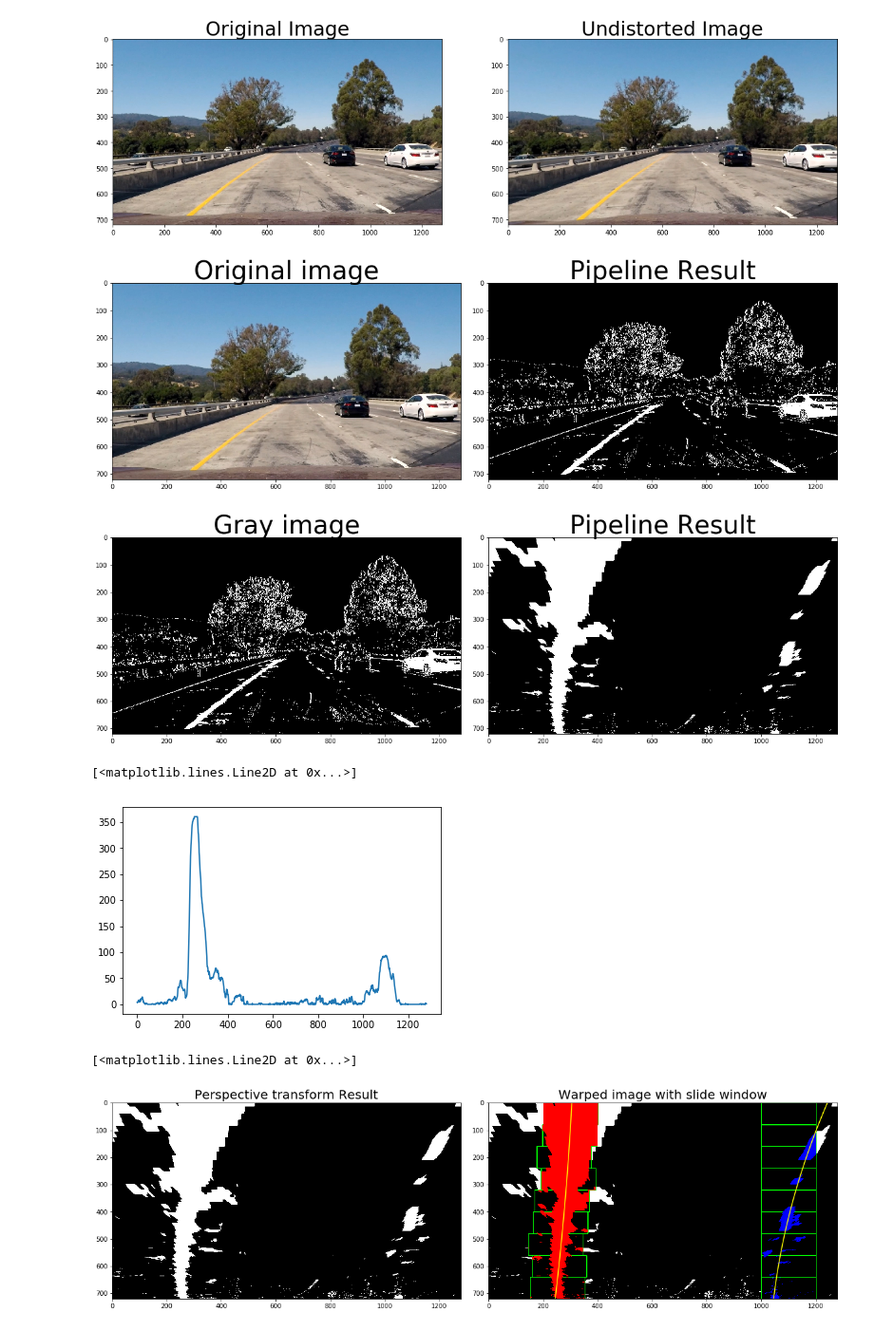
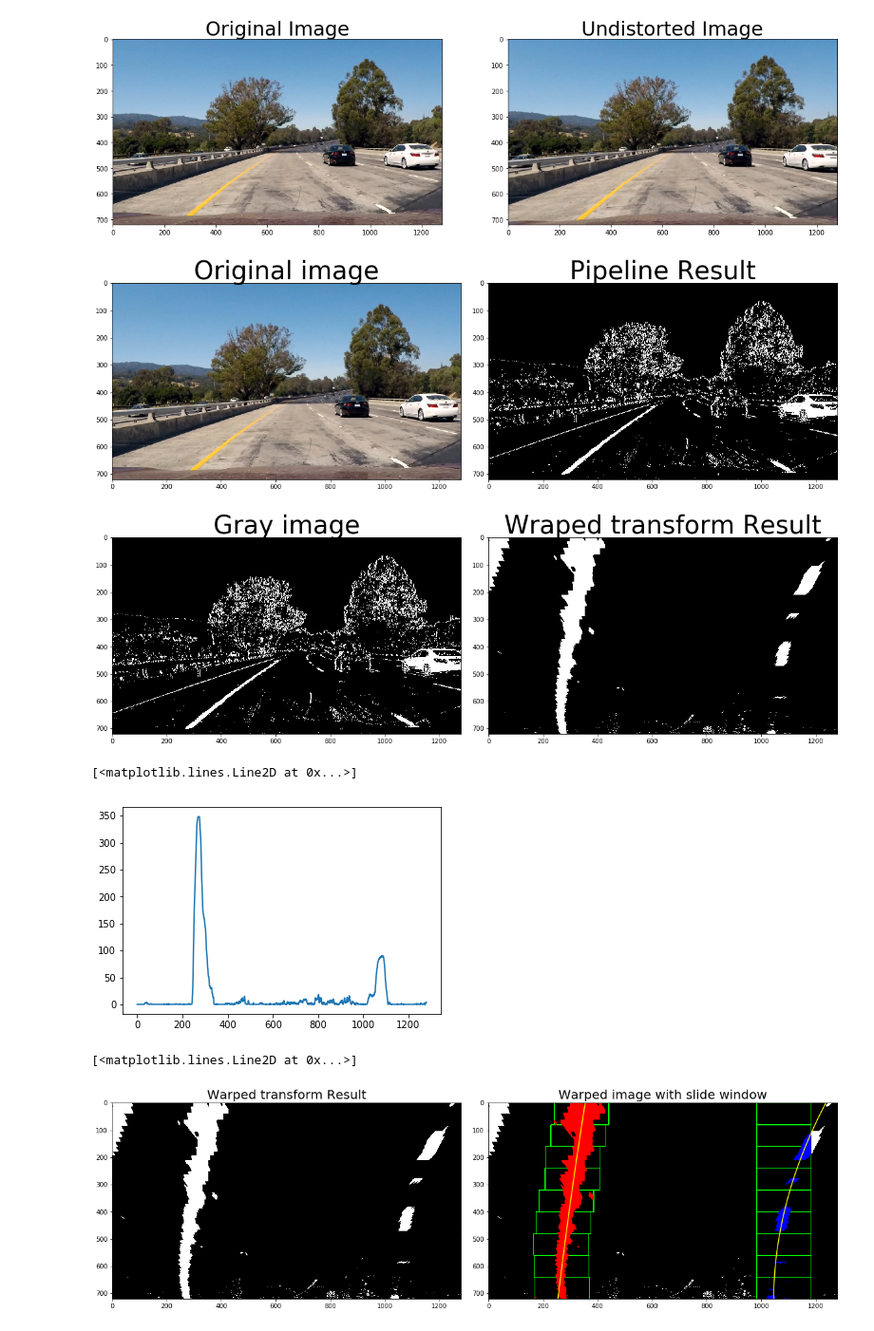
Before and after one commit to dimonge/CarND-Advanced-Lane-Lines, a Jupyter notebook: Advance Lane line project.ipynb, the cells around one changed output. Shown at 95% size. Cells and saved outputs as stored; diff of their text form; code cells hidden in the pictures.

```diff
--- a/Advance Lane line project.ipynb
+++ b/Advance Lane line project.ipynb
@@ -159,7 +159,7 @@ def corners_unwrap(img, nx, ny, mtx, dist):
 # %%
 ## Color and gradient threshold
 
-def pipeline(img, r_thresh=(210, 255), s_thresh=(120, 255), sx_thresh=(20, 100)):
+def color_threshold(img, r_thresh=(220, 255), s_thresh=(120, 255), sx_thresh=(20, 100)):
 
     img = np.copy(img)
 
@@ -191,7 +191,7 @@ def pipeline(img, r_thresh=(210, 255), s_thresh=(120, 255), sx_thresh=(20, 100))
     combine_binary[(r_binary == 1) | (sxbinary == 1)] = 1
     return combine_binary
 
-result = pipeline(undistorted_image)
+result = color_threshold(undistorted_image)
 
 # Plot the result
 
@@ -205,13 +205,13 @@ ax2.imshow(result, cmap='gray')
 ax2.set_title('Pipeline Result', fontsize=40)
 plt.subplots_adjust(left=0., right=1, top=0.9, bottom=0.)
 # %% [output]
-[figure, old version]
+[figure, new version]
 # %%
 ## Apply perspective transform
 def perspective_transform(image):
     image_shape = (image.shape[1], image.shape[0])
 
-    offset = 340
+    offset = 350
 
     src = np.float32([[[610, 450]],
                       [[680, 450]],
@@ -237,10 +237,10 @@ ax1.imshow(result, cmap='gray')
 ax1.set_title('Gray image', fontsize=40)
 
 ax2.imshow(warped, cmap='gray')
-ax2.set_title('Perspective transform Result', fontsize=40)
+ax2.set_title('Wraped transform Result', fontsize=40)
 plt.subplots_adjust(left=0., right=1, top=0.9, bottom=0.)
 # %% [output]
-[figure, old version]
+[figure, new version]
 # %%
 ## Detect Lane lines from the perspective transform result
 # Find the peaks of the lines in an histogram
@@ -248,7 +248,7 @@ histogram = np.sum(warped[warped.shape[0]//2:, :], axis=0)
 plt.plot(histogram)
 # %% [output]
 [<matplotlib.lines.Line2D at 0x...>]
-[figure, old version]
+[figure, new version]
 # %%
 # implement sliding windows for the warped image
 out_image = np.dstack((warped, warped, warped)) * 255
@@ -321,26 +321,26 @@ right_fit = np.polyfit(righty, rightx, 2)
 # %%
 # Plot the x and y values on the wrap image
 ploty = np.linspace(0, warped.shape[0] - 1, warped.shape[0])
 left_fitx = left_fit[0]*ploty**2 + left_fit[1]*ploty + left_fit[2]
 right_fitx = right_fit[0]*ploty**2 + right_fit[1]*ploty + right_fit[2]
 
 out_image[nonzeroy[left_lane_inds], nonzerox[left_lane_inds]] = [255, 0, 0]
 out_image[nonzeroy[right_lane_inds], nonzerox[right_lane_inds]] = [0, 0, 255]
 
 
 f, (ax1, ax2) = plt.subplots(1, 2, figsize=(16, 10))
 f.tight_layout()
 
 ax1.imshow(warped, cmap='gray')
-ax1.set_title('Perspective transform Result', fontsize=20)
+ax1.set_title('Warped transform Result', fontsize=20)
 plt.subplots_adjust(left=0., right=1, top=0.9, bottom=0.)
 
 ax2.set_title('Warped image with slide window', fontsize=20)
 ax2.imshow(out_image)
 ax2.plot(left_fitx, ploty, color='yellow')
 ax2.plot(right_fitx, ploty, color='yellow')
 #ax1.xlim(0, 1280)
 #ax1.ylim(720, 0)
 # %% [output]
 [<matplotlib.lines.Line2D at 0x...>]
-[figure, old version]
+[figure, new version]
```
Also changed, not shown: parts of 7 cells of this notebook, 1 other file.
